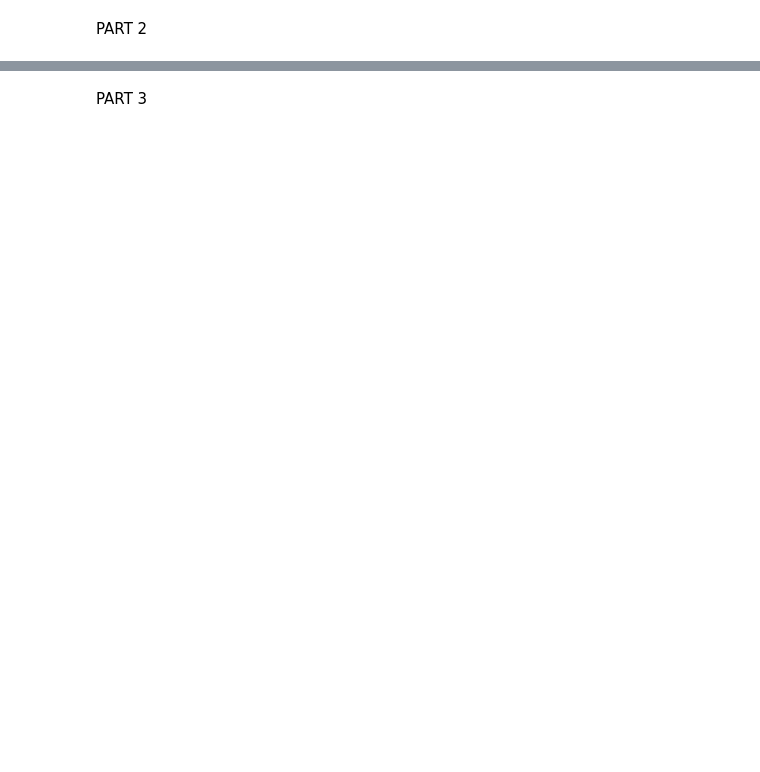
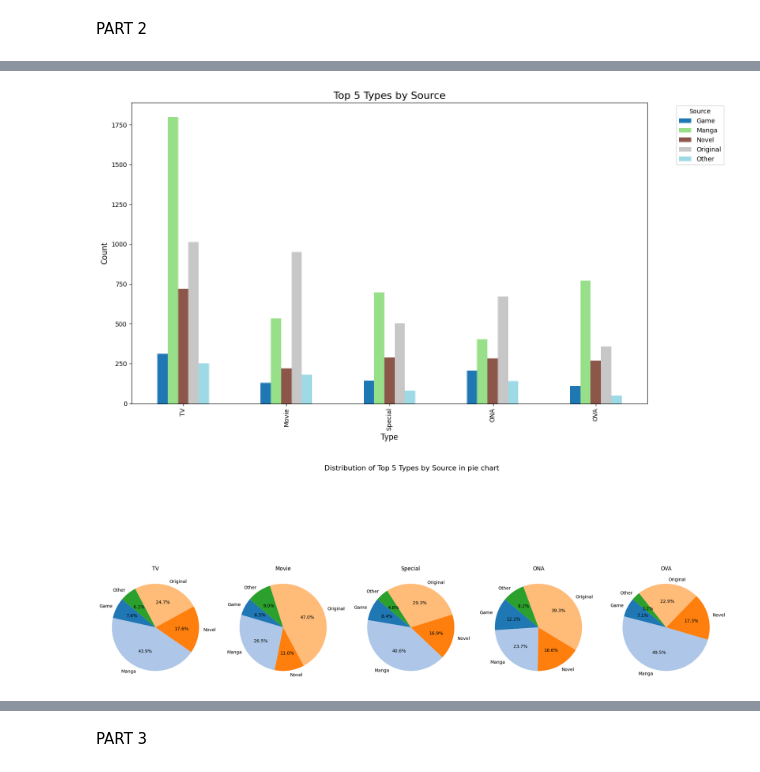
Before and after one commit to NirAkay/TDSproject, a Jupyter notebook: Daniel_&_Nir_anime_dataset.ipynb, the cells around one changed output, grey strips where cells are left out. Drawn from its saved outputs; the diff is of its cells as text; code cells hidden in the pictures; blank space fills up the shorter version.

```diff
--- a/Daniel_&_Nir_anime_dataset.ipynb
+++ b/Daniel_&_Nir_anime_dataset.ipynb
@@ -22,0 +131,28 @@ PART 2
+# %%
+# @title Pie Chart of Type By Source of the distribution of the top 5 Types
+genre_dummies = anime_full_dataset['Type'].str.get_dummies(', ')
+genre_by_source = genre_dummies.groupby(anime_full_dataset['Source']).sum()
+top_10_genres = genre_dummies.sum().sort_values(ascending=False).head(5).index
+genre_by_source_top = genre_by_source[top_10_genres]
+genre_by_source_top.T.plot(kind='bar', figsize=(14, 8), stacked=False, colormap='tab20')
+plt.title("Top 5 Types by Source", fontsize=16)
+plt.xlabel("Type", fontsize=12)
+plt.ylabel("Count", fontsize=12)
+plt.legend(title="Source", bbox_to_anchor=(1.05, 1), loc='upper left')
+plt.tight_layout()
+plt.show()
+
+top_10_genres_data = genre_by_source_top.T
+fig, axes = plt.subplots(1, 5, figsize=(20, 10))
+axes = axes.flatten()
+for i, genre in enumerate(top_10_genres):
+    ax = axes[i]
+    genre_data = top_10_genres_data.loc[genre]
+    ax.pie(genre_data, labels=genre_data.index, autopct='%1.1f%%', startangle=140, colors=plt.cm.tab20.colors)
+    ax.set_title(genre, fontsize=12)
+plt.suptitle("Distribution of Top 5 Types by Source in pie chart", fontsize=16)
+plt.tight_layout(rect=[0, 0.03, 1, 0.95])
+plt.show()
+# %% [output]
+[figure, added]
+[figure, added]
```
Also changed, not shown: parts of 43 cells of this notebook.
